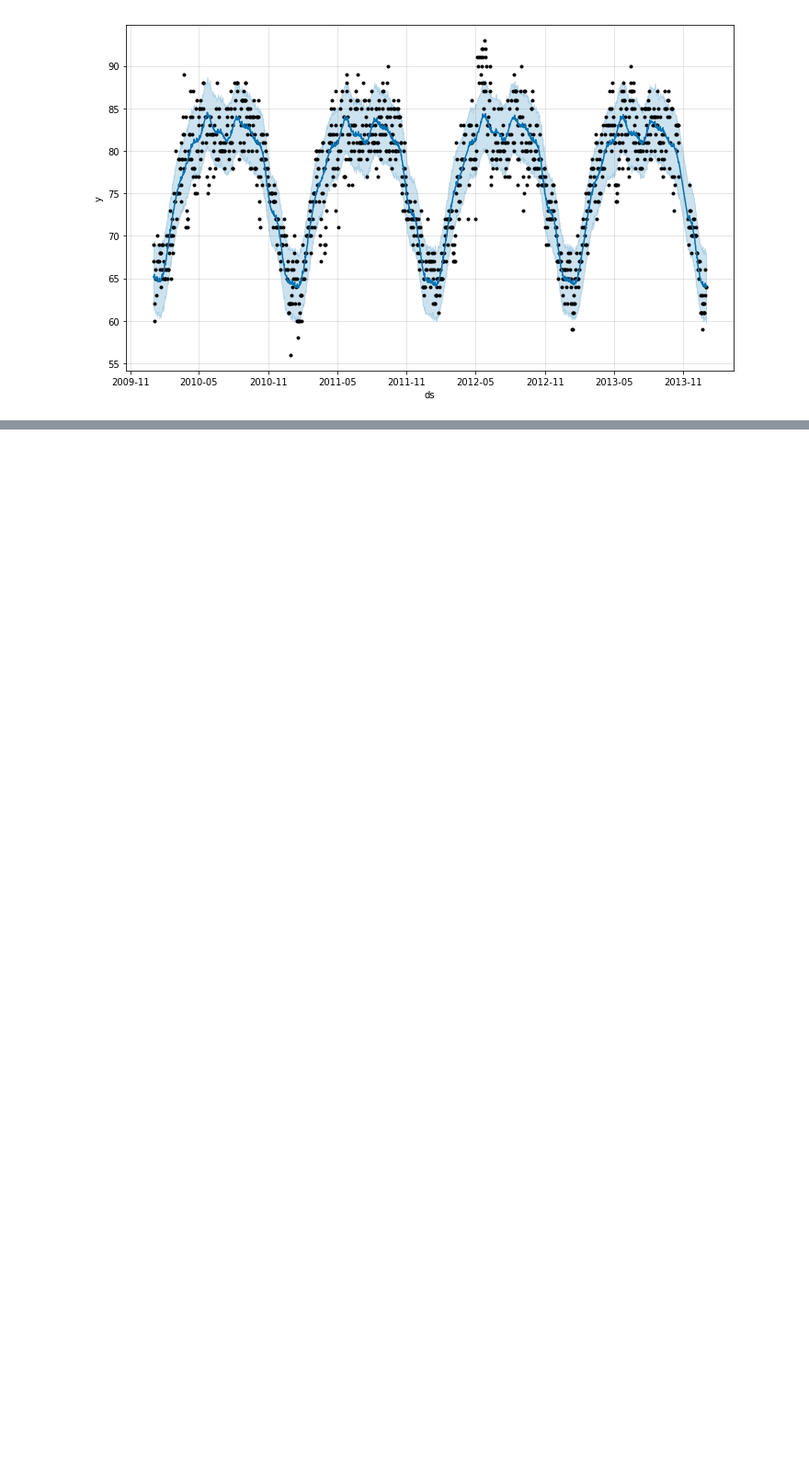
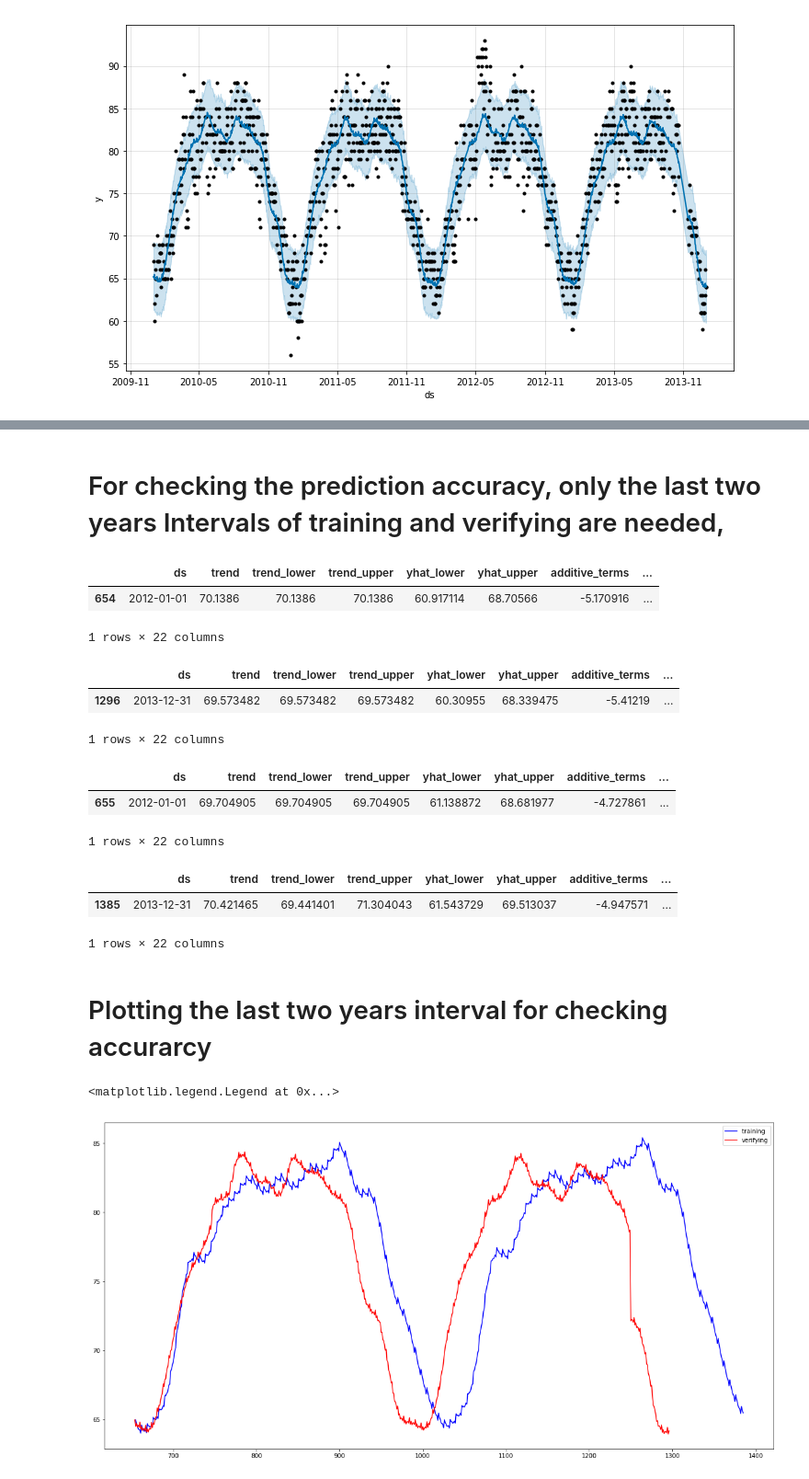
Before and after one commit to tuntunwinkic/weather, a Jupyter notebook: WeatherMyitKyina.ipynb, the cells around one changed output, grey strips where cells are left out. Shown: that part at 92% size. Drawn from its saved outputs; the diff is of its cells as text; code cells hidden in the pictures; blank space fills up the shorter version.

```diff
--- a/WeatherMyitKyina.ipynb
+++ b/WeatherMyitKyina.ipynb
@@ -172,0 +165,41 @@ vmodel.plot(vforecast);
+# %% [markdown]
+# For checking the prediction accuracy, only the last two years Intervals of training and verifying are needed,
+# %%
+v=vforecast.tail(643);
+# cut the last two years data from 2012-01-01 to 2013-12-31 of verifying forecast
+# %%
+v.head(1)
+# %% [output]
+|  | ds | trend | trend_lower | trend_upper | yhat_lower | yhat_upper | additive_terms | ... |
+| 654 | 2012-01-01 | 70.1386 | 70.1386 | 70.1386 | 60.917114 | 68.70566 | -5.170916 | ... |
+1 rows × 22 columns
+# %%
+v.tail(1)
+# %% [output]
+|  | ds | trend | trend_lower | trend_upper | yhat_lower | yhat_upper | additive_terms | ... |
+| 1296 | 2013-12-31 | 69.573482 | 69.573482 | 69.573482 | 60.30955 | 68.339475 | -5.41219 | ... |
+1 rows × 22 columns
+# %%
+t=tforecast.tail(731);
+# cut the last two years data from 2012-01-01 to 2013-12-31 of training forecast
+# %%
+t.head(1)
+# %% [output]
+|  | ds | trend | trend_lower | trend_upper | yhat_lower | yhat_upper | additive_terms | ... |
+| 655 | 2012-01-01 | 69.704905 | 69.704905 | 69.704905 | 61.138872 | 68.681977 | -4.727861 | ... |
+1 rows × 22 columns
+# %%
+t.tail(1)
+# %% [output]
+|  | ds | trend | trend_lower | trend_upper | yhat_lower | yhat_upper | additive_terms | ... |
+| 1385 | 2013-12-31 | 70.421465 | 69.441401 | 71.304043 | 61.543729 | 69.513037 | -4.947571 | ... |
+1 rows × 22 columns
+# %% [markdown]
+# Plotting the last two years interval for checking accurarcy
+# %%
+plt.plot(t.loc[:, 'yhat'], color='blue', label='training ')
+plt.plot(v.loc[:, 'yhat'], color='red', label='verifying')
+plt.legend()
+# %% [output]
+<matplotlib.legend.Legend at 0x...>
+[figure, added]
```
Also changed, not shown: parts of 24 cells of this notebook.
